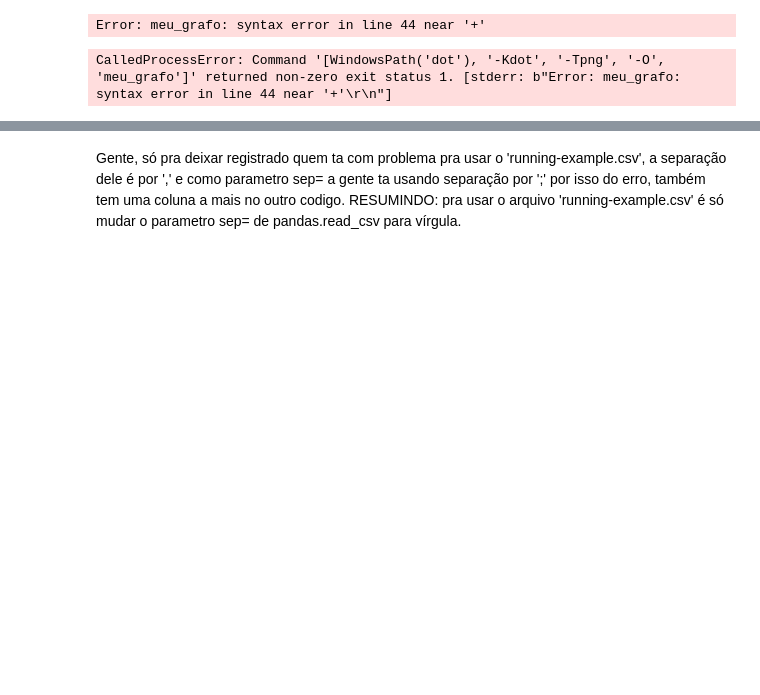
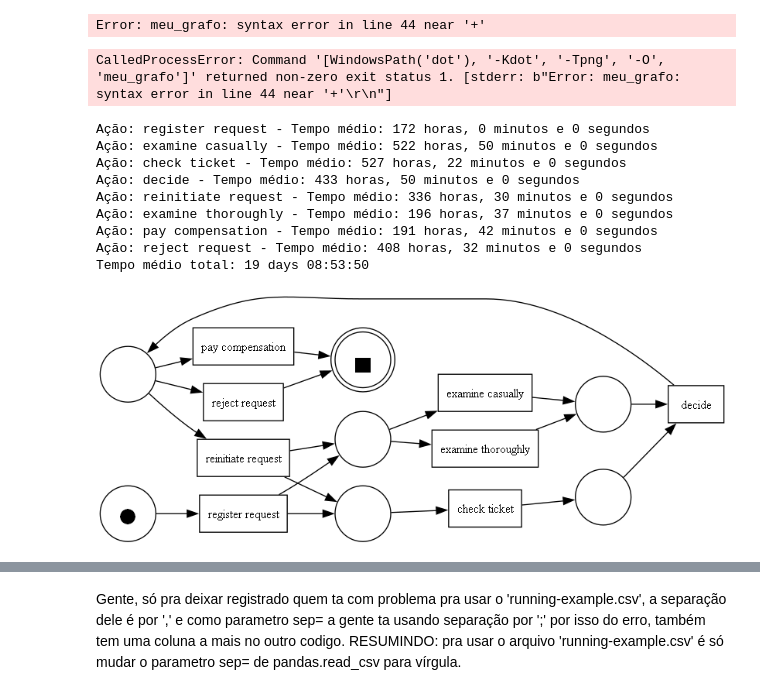
Before and after one commit to gabriellaserra/Process-mining-novo, a Jupyter notebook: Notebooks/duda.ipynb, the cells around one changed output, grey strips where cells are left out. Saved outputs shown, nothing was run; the diff lists cells and outputs as text; code cells hidden in the pictures; blank space fills up the shorter version.

```diff
--- a/Notebooks/duda.ipynb
+++ b/Notebooks/duda.ipynb
@@ -53,18 +69,18 @@ Linha Temporal: ['2010-12-30 11:02:00+01:00', '2010-12-30 11:32:00+01:00', '2010
 Lista de eventos organizado: [(3, '2010-12-30 11:02:00+01:00'), (3, '2010-12-30 11:32:00+01:00'), (3, '2010-12-30 12:12:00+01:00'), (3, '2010-12-30 14:16:00+01:00'), (3, '2010-12-30 14:32:00+01:00'),  ...
 # %%
 import pandas
+import graphviz as grafo
 from graphviz import Digraph
-import graphviz as grafo
 from datetime import datetime
 import pm4py
 
 def import_csv(file_path):
-    event_log = pandas.read_csv(file_path, sep=',')
-    activity = pm4py.format_dataframe(event_log, case_id='case_id', activity_key='activity', timestamp_key='timestamp')
-    num_cases = event_log.timestamp
+    event_log = pandas.read_csv(file_path, sep=';')
+    event_log['timestamp'] = pd.to_datetime(event_log['timestamp'])
+    tempo = event_log['timestamp']
     grafo = Digraph()
-    for timestamp in num_cases:
-        data_hora = datetime.strptime(str(timestamp)[:-6], '%Y-%m-%d %H:%M:%S') #pega só a data e hora sem o fuso
+    for tempo in event_log['timestamp']:
+        data_hora = datetime.strptime(str(tempo)[:-6], '%Y-%m-%d %H:%M:%S') #pega só a data e hora sem o fuso
         data_hora = str(data_hora).replace(':', ' ')
         data_hora = str(data_hora).replace('-', ' ')
         grafo.node(str(data_hora))
@@ -74,9 +90,71 @@ def import_csv(file_path):
     grafo.render('meu_grafo', format='png', cleanup=True)
 
 if __name__ == "__main__":
-    import_csv("C:\\Users\\meduarda\grupo-2\\Bases_de_Dados\\running-example.csv")
+    import_csv("C:\\Users\\meduarda\grupo-2\\Bases_de_Dados\\running-example_3.csv")
 
 #ta dando erro (>~<)
 # %% [output]
 Error: meu_grafo: syntax error in line 44 near '+'
 CalledProcessError: Command '[WindowsPath('dot'), '-Kdot', '-Tpng', '-O', 'meu_grafo']' returned non-zero exit status 1. [stderr: b"Error: meu_grafo: syntax error in line 44 near '+'\r\n"]
+# %%
+import pandas as pd
+import pm4py
+from pm4py.algo.discovery.alpha import algorithm as alpha_miner
+from pm4py.visualization.petri_net import visualizer as pn_visualizer
+import os
+
+def import_csv(file_path):
+    # Carregar o log de eventos a partir do arquivo CSV
+    event_log = pd.read_csv(file_path, sep=';')
+
+    # Converter a coluna 'timestamp' para o formato de data/hora
+    event_log['timestamp'] = pd.to_datetime(event_log['timestamp'])
+
+    # Calcular o tempo gasto em cada ação para todos os pacientes
+    action_times = {}
+    for action in event_log['activity'].unique():
+        action_group = event_log[event_log['activity'] == action]
+        action_times[action] = action_group['timestamp'].max() - action_group['timestamp'].min()
+
+    # Calcular a média dos tempos em segundos
+    total_time_seconds = sum(action_times.values(), pd.Timedelta(0)).total_seconds()
+    num_patients = len(event_log['case_id'].unique())
+    average_time_seconds = total_time_seconds / num_patients
+
+    # Converter a média de volta para um objeto Timedelta
+    average_time = pd.Timedelta(seconds=average_time_seconds)
+
+    # Imprimir o resultado para todas as ações
+    for action, time in action_times.items():
+        total_seconds = time.total_seconds()
+        minutes, seconds = divmod(total_seconds, 60)
+        hours, minutes = divmod(minutes, 60)
+
+        print(f"Ação: {action} - Tempo médio: {hours:.0f} horas, {minutes:.0f} minutos e {seconds:.0f} segundos")
+
+    print(f"Tempo médio total: {average_time}")
+
+    # Descobrir o modelo de processo usando o algoritmo Alpha Miner
+    event_log = pm4py.format_dataframe(event_log, case_id='case_id', activity_key='activity', timestamp_key='timestamp')
+    net, initial_marking, final_marking = alpha_miner.apply(event_log)
+
+    # Visualizar o modelo de processo
+    # os.environ["PATH"] += os.pathsep + 'C:\\Program Files\\Graphviz\\bin'  # Adicione o diretório do Graphviz ao PATH
+    gviz = pn_visualizer.apply(net, initial_marking, final_marking)
+    pn_visualizer.view(gviz)
+    pn_visualizer.save(gviz, "petri_net.png")
+
+if __name__ == "__main__":
+    file_path = "C:\\Users\\meduarda\\grupo-2-1\\Bases_de_Dados\\running-example_3.csv"
+    import_csv(file_path)
+# %% [output]
+Ação: register request - Tempo médio: 172 horas, 0 minutos e 0 segundos
+Ação: examine casually - Tempo médio: 522 horas, 50 minutos e 0 segundos
+Ação: check ticket - Tempo médio: 527 horas, 22 minutos e 0 segundos
+Ação: decide - Tempo médio: 433 horas, 50 minutos e 0 segundos
+Ação: reinitiate request - Tempo médio: 336 horas, 30 minutos e 0 segundos
+Ação: examine thoroughly - Tempo médio: 196 horas, 37 minutos e 0 segundos
+Ação: pay compensation - Tempo médio: 191 horas, 42 minutos e 0 segundos
+Ação: reject request - Tempo médio: 408 horas, 32 minutos e 0 segundos
+Tempo médio total: 19 days 08:53:50
+[figure, added]
```
Also changed, not shown: parts of 3 cells of this notebook, 3 other files.
